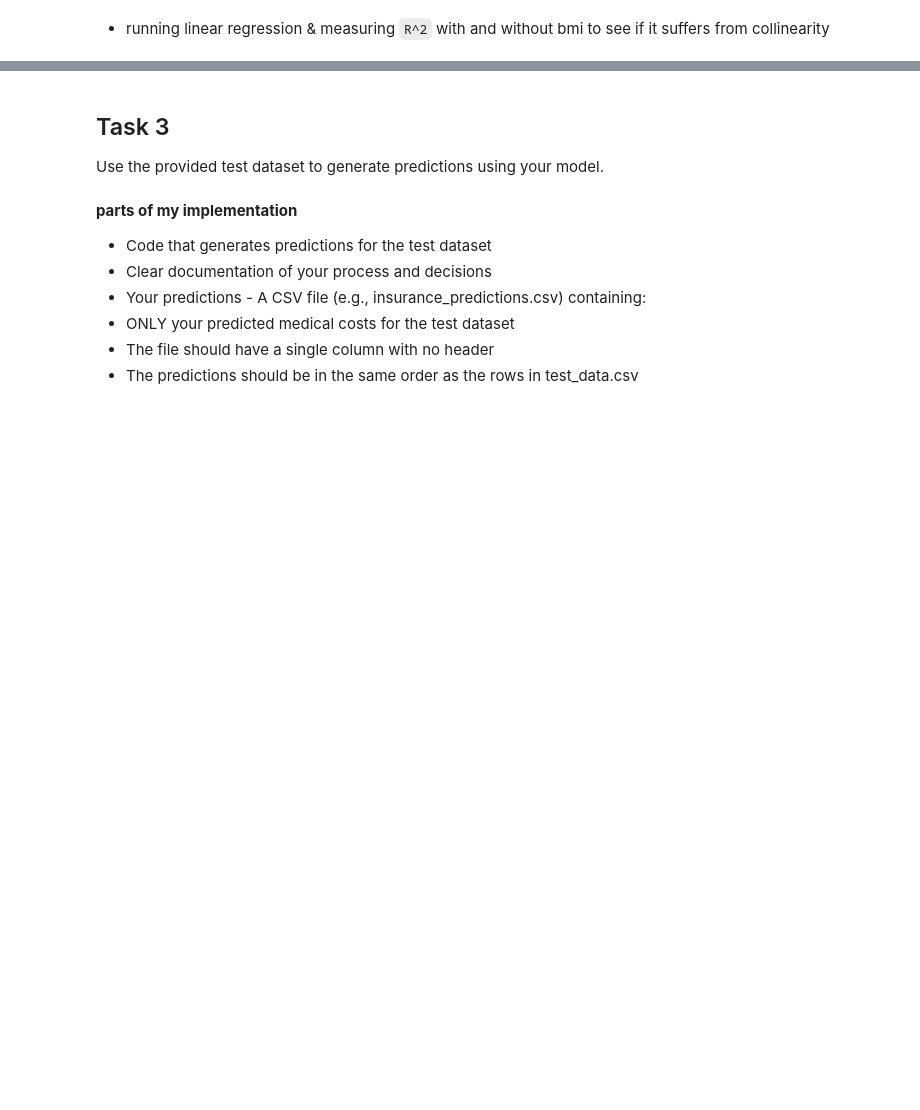
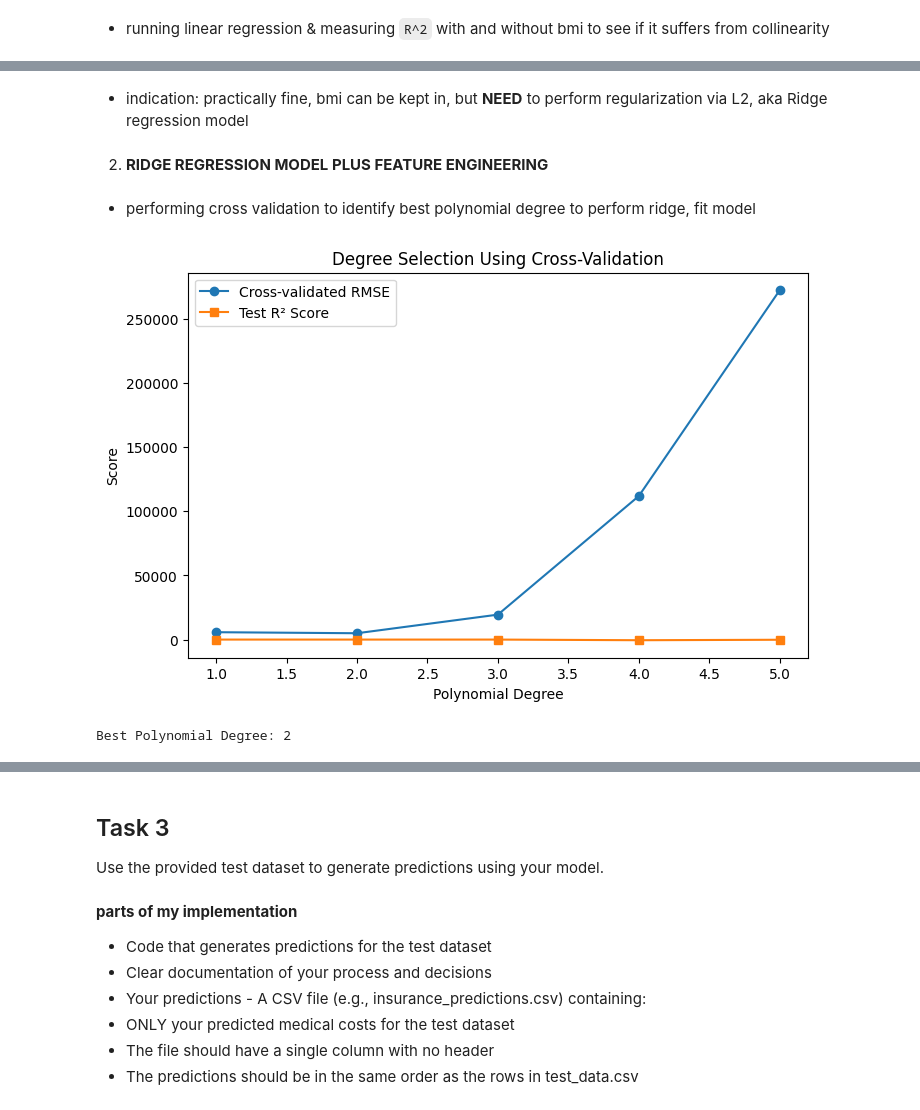
Before and after one commit to taiyyoson/463_dc_1, a Jupyter notebook: data_challenge_1.ipynb, the cells around one changed output, grey strips where cells are left out. Drawn from its saved outputs; the diff is of its cells as text; code cells hidden in the pictures; blank space fills up the shorter version.

Commit message:
fin, rmse NOT below 5216

```diff
--- a/data_challenge_1.ipynb
+++ b/data_challenge_1.ipynb
@@ -254,0 +299,8 @@ plt.show()
+# %%
+## scale the training set (Fit on training data only)
+scaler = StandardScaler()
+columns_scale = ['age', 'bmi', 'children', 'smoker_bmi_interaction']
+X_SCALED = cleaned_df
+X_SCALED[columns_scale] = scaler.fit_transform(X_SCALED[columns_scale])  # Learn mean & std from training data
+SCALED_TEST_DATA = test_cleaned_df
+SCALED_TEST_DATA[columns_scale] = scaler.transform(SCALED_TEST_DATA[columns_scale])
@@ -380,0 +401,57 @@ print(f'New Model R² (without bmi): {r2_no_bmi:.4f}')
+# %% [markdown]
+- indication: practically fine, bmi can be kept in, but **NEED** to perform regularization via L2, aka Ridge regression model
+# %% [markdown]
+2. **RIDGE REGRESSION MODEL PLUS FEATURE ENGINEERING**
+# %% [markdown]
+- performing cross validation to identify best polynomial degree to perform ridge, fit model
+# %%
+
+# Step 1: Define features and target
+X = X_SCALED
+y = train_labels_df['charges']
+
+# Step 2: Split into training and testing sets BEFORE scaling
+X_train, X_test, y_train, y_test = train_test_split(X, y, test_size=0.2, random_state=42)
+
+# Step 3: Scale features
+X_train_scaled = X_train ## mind you, the given dataset is ALREADY SCALED
+X_test_scaled = X_test
+
+# Step 4: Define polynomial degrees to test
+degrees = range(1, 6)  # Test degrees 1 to 5
+rmse_scores = []
+r2_scores = []
+
+# Step 5: Iterate through polynomial degrees
+for degree in degrees:
+    # Create a pipeline with polynomial transformation and linear regression
+    model = make_pipeline(PolynomialFeatures(degree, include_bias=False), LinearRegression())
+
+    # Perform 5-fold cross-validation on training data
+    scores = cross_val_score(model, X_train_scaled, y_train, scoring='neg_mean_squared_error', cv=5)
+
+    # Compute RMSE and R²
+    rmse = np.mean(np.sqrt(-scores))
+    model.fit(X_train_scaled, y_train)
+    r2 = model.score(X_test_scaled, y_test)
+
+    # Store results
+    rmse_scores.append(rmse)
+    r2_scores.append(r2)
+
+# Step 6: Plot validation curve
+plt.figure(figsize=(8,5))
+plt.plot(degrees, rmse_scores, marker='o', label="Cross-validated RMSE")
+plt.plot(degrees, r2_scores, marker='s', label="Test R² Score")
+plt.xlabel("Polynomial Degree")
+plt.ylabel("Score")
+plt.title("Degree Selection Using Cross-Validation")
+plt.legend()
+plt.show()
+
+# Step 7: Select the best polynomial degree (smallest RMSE)
+best_degree = degrees[np.argmin(rmse_scores)]
+print(f"Best Polynomial Degree: {best_degree}")
+# %% [output]
+[figure, added]
+Best Polynomial Degree: 2
```
Also changed, not shown: parts of 28 cells of this notebook, 1 other file.
